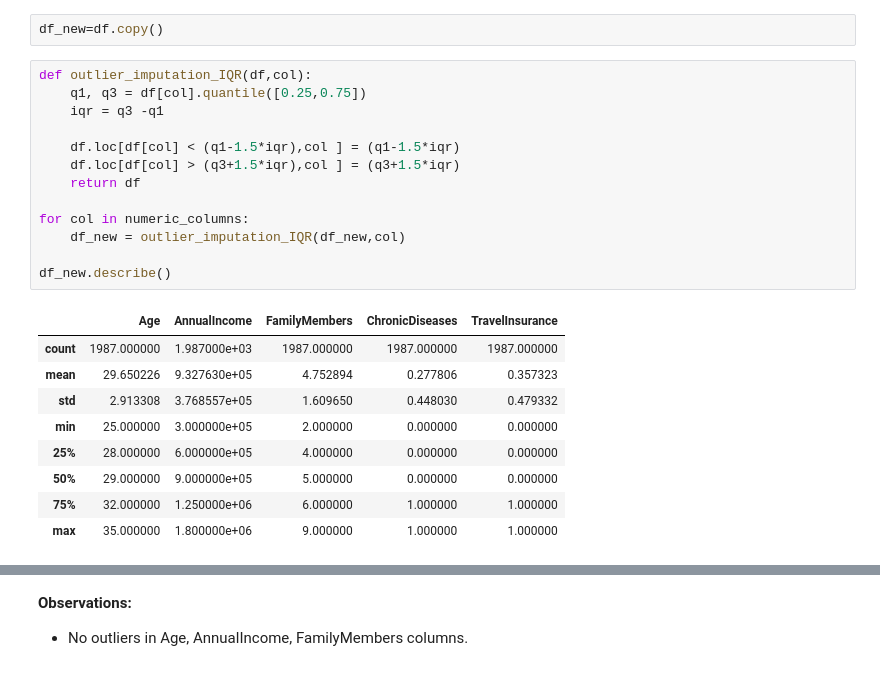
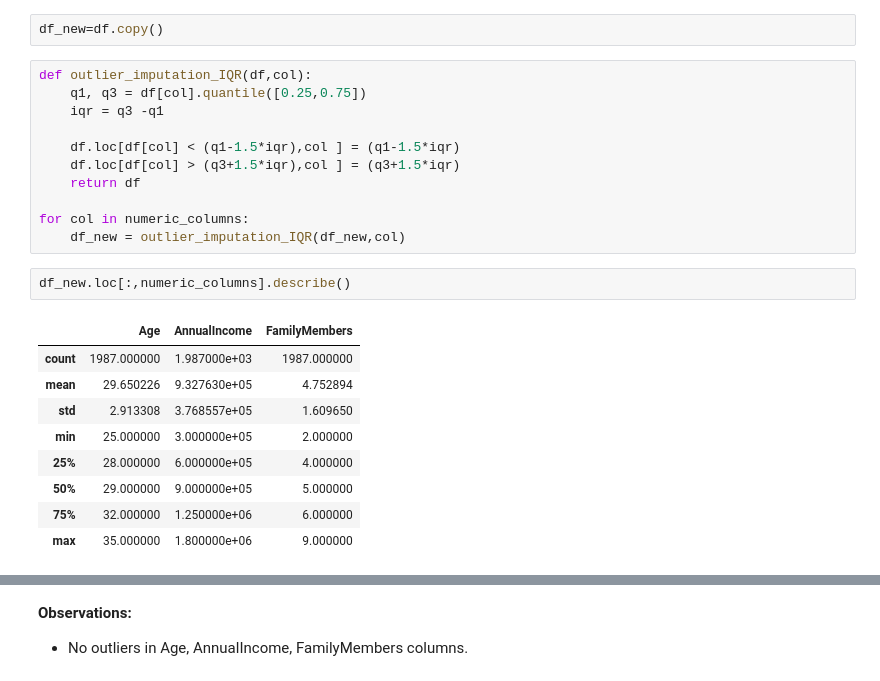
Before and after one commit to ssjswaraj/Project, a Jupyter notebook: MentorMind Travel Insurance Prediction/3_travel_insurance_component3.ipynb, the cells around one changed output, grey strips where cells are left out. Saved outputs shown, nothing was run; the diff lists cells and outputs as text.

```diff
--- a/MentorMind Travel Insurance Prediction/3_travel_insurance_component3.ipynb
+++ b/MentorMind Travel Insurance Prediction/3_travel_insurance_component3.ipynb
@@ -166,15 +166,15 @@ def outlier_imputation_IQR(df,col):
 
 for col in numeric_columns:
     df_new = outlier_imputation_IQR(df_new,col)
-
-df_new.describe()
-# %% [output]
-|  | Age | AnnualIncome | FamilyMembers | ChronicDiseases | TravelInsurance |
-| count | 1987.000000 | 1.987000e+03 | 1987.000000 | 1987.000000 | 1987.000000 |
-| mean | 29.650226 | 9.327630e+05 | 4.752894 | 0.277806 | 0.357323 |
-| std | 2.913308 | 3.768557e+05 | 1.609650 | 0.448030 | 0.479332 |
-| min | 25.000000 | 3.000000e+05 | 2.000000 | 0.000000 | 0.000000 |
-| 25% | 28.000000 | 6.000000e+05 | 4.000000 | 0.000000 | 0.000000 |
-| 50% | 29.000000 | 9.000000e+05 | 5.000000 | 0.000000 | 0.000000 |
-| 75% | 32.000000 | 1.250000e+06 | 6.000000 | 1.000000 | 1.000000 |
-| max | 35.000000 | 1.800000e+06 | 9.000000 | 1.000000 | 1.000000 |
+# %%
+df_new.loc[:,numeric_columns].describe()
+# %% [output]
+|  | Age | AnnualIncome | FamilyMembers |
+| count | 1987.000000 | 1.987000e+03 | 1987.000000 |
+| mean | 29.650226 | 9.327630e+05 | 4.752894 |
+| std | 2.913308 | 3.768557e+05 | 1.609650 |
+| min | 25.000000 | 3.000000e+05 | 2.000000 |
+| 25% | 28.000000 | 6.000000e+05 | 4.000000 |
+| 50% | 29.000000 | 9.000000e+05 | 5.000000 |
+| 75% | 32.000000 | 1.250000e+06 | 6.000000 |
+| max | 35.000000 | 1.800000e+06 | 9.000000 |
```
Also changed, not shown: parts of 19 cells of this notebook.
